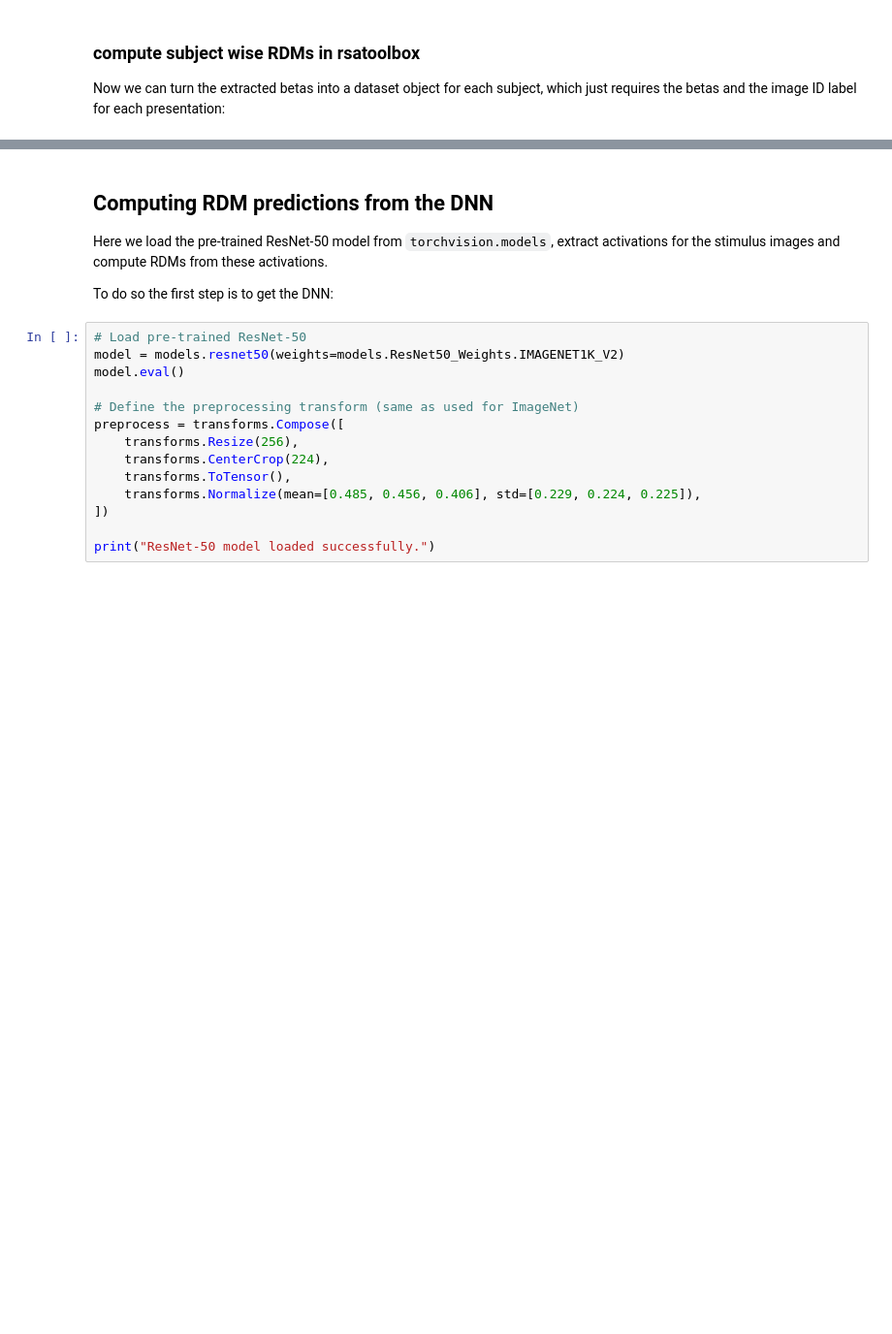
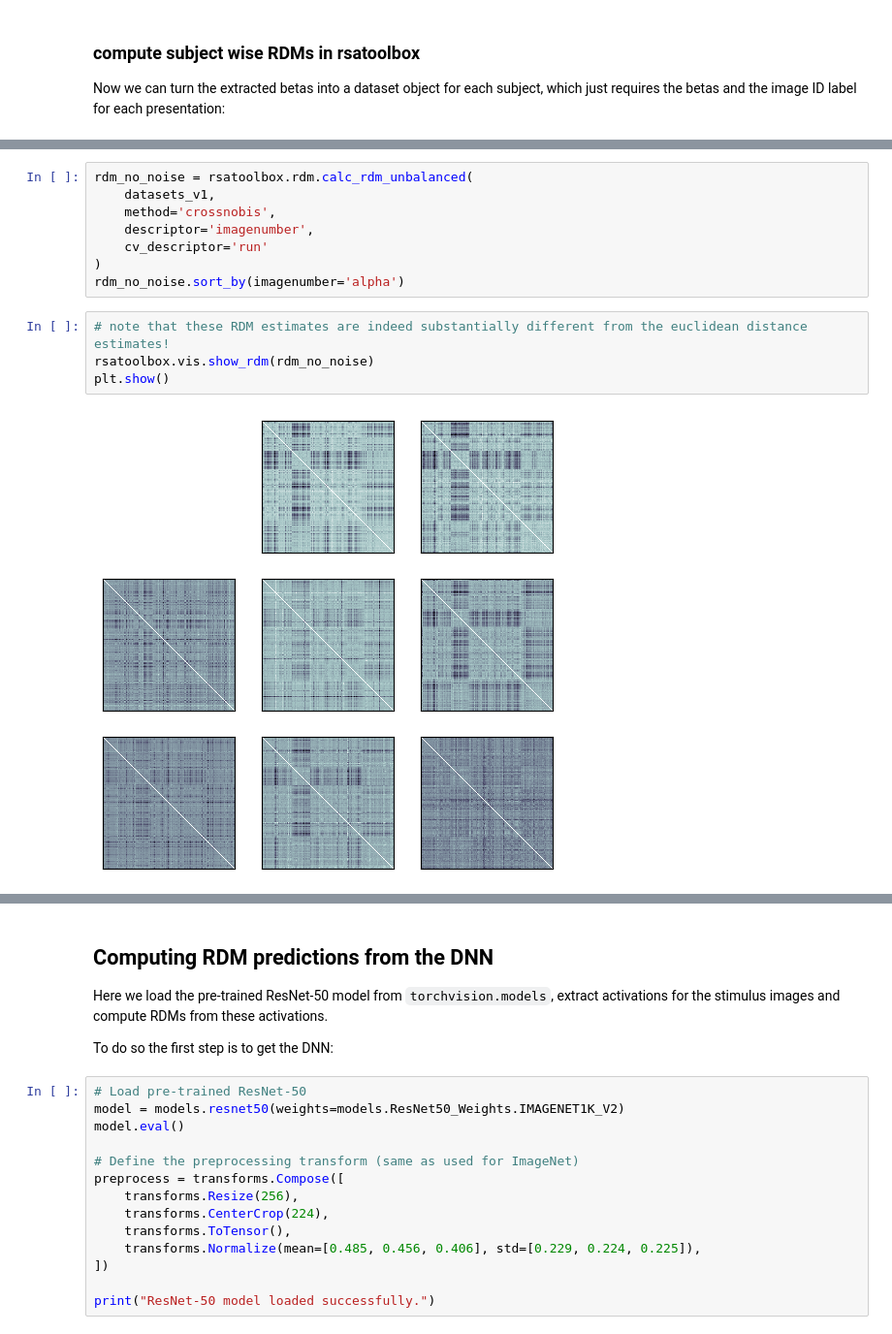
Before and after one commit to rsagroup/rsatoolbox, a Jupyter notebook: demos/demo_paper.ipynb, the cells around one changed output, grey strips where cells are left out. Shown at 97% size. Drawn from its saved outputs; the diff is of its cells as text; blank space fills up the shorter version.

Commit message:
now functional paper example with noise handling

```diff
--- a/demos/demo_paper.ipynb
+++ b/demos/demo_paper.ipynb
@@ -196,0 +212,14 @@ plt.show()
+# %%
+rdm_no_noise = rsatoolbox.rdm.calc_rdm_unbalanced(
+    datasets_v1,
+    method='crossnobis',
+    descriptor='imagenumber',
+    cv_descriptor='run'
+)
+rdm_no_noise.sort_by(imagenumber='alpha')
+# %%
+# note that these RDM estimates are indeed substantially different from the euclidean distance estimates!
+rsatoolbox.vis.show_rdm(rdm_no_noise)
+plt.show()
+# %% [output]
+[figure, added]
```
Also changed, not shown: parts of 39 cells of this notebook.
